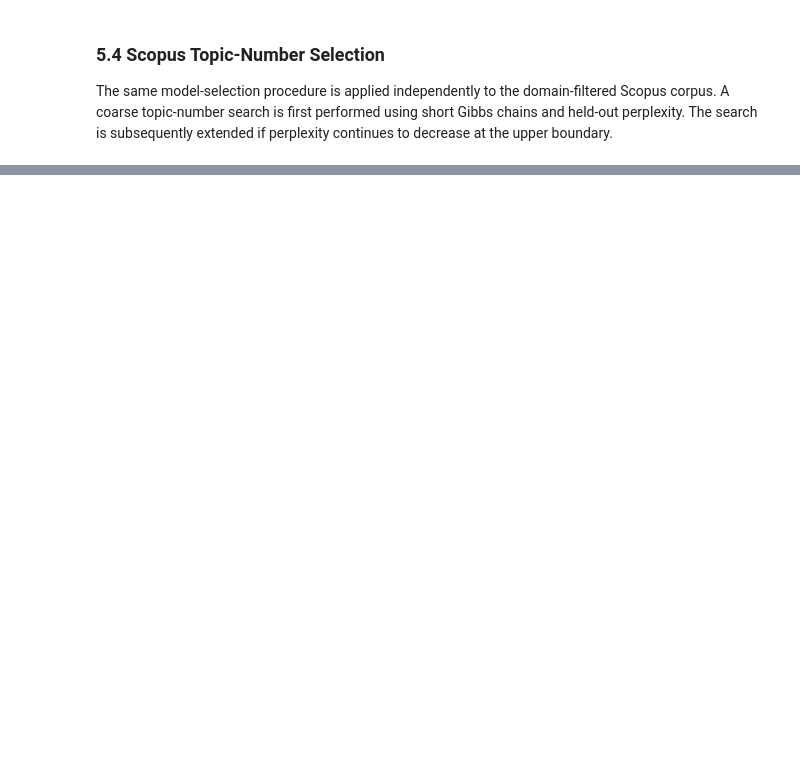
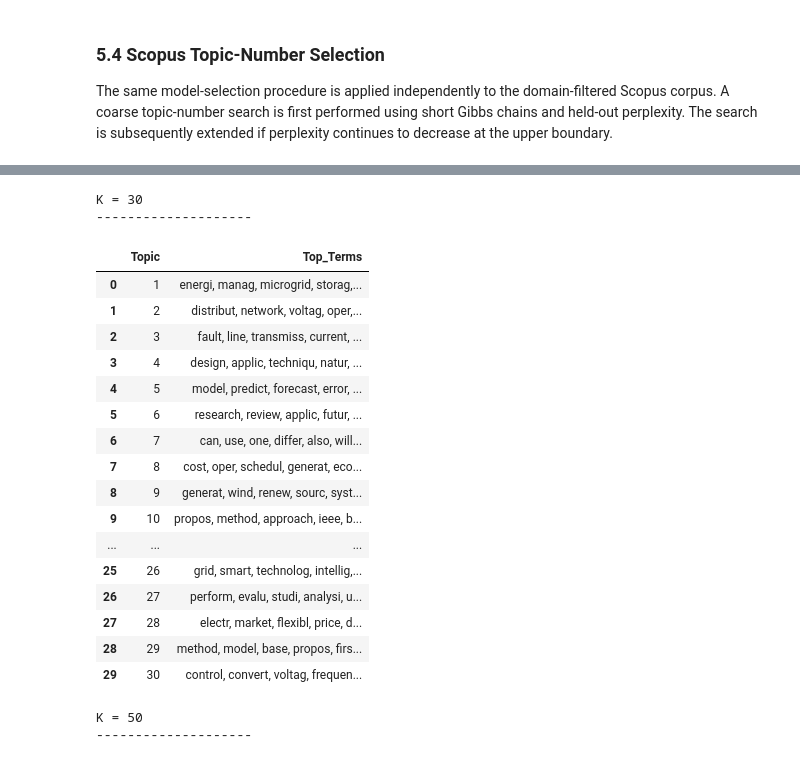
Before and after one commit to mdzalfirdausi/review_paper_2, a Jupyter notebook: notebooks/2.topic_modeling_iss.ipynb, the cells around one changed output, grey strips where cells are left out. Cells and saved outputs as stored; diff of their text form; code cells hidden in the pictures; blank space fills up the shorter version.

```diff
--- a/notebooks/2.topic_modeling_iss.ipynb
+++ b/notebooks/2.topic_modeling_iss.ipynb
@@ -4007,0 +3570,9 @@ K values        : [5, 10, 15, 20, 25, 30, 40, 50]
+# %%
+LDA_DIR = OUTPUT_DIR / "lda"
+
+LDA_DIR.mkdir(
+    parents=True,
+    exist_ok=True,
+)
+
+print("LDA directory:", LDA_DIR)
@@ -4007,0 +3608,71 @@ K values        : [5, 10, 15, 20, 25, 30, 40, 50]
+# %%
+scopus_candidate_top_terms = {}
+
+scopus_candidate_output_dir = (
+    LDA_DIR
+    / "scopus_domain_filtered_candidates"
+)
+
+for k in K_CANDIDATES:
+
+    top_terms_file = (
+        scopus_candidate_output_dir
+        / f"top_terms_K{k}.csv"
+    )
+
+    if not top_terms_file.exists():
+        raise FileNotFoundError(
+            f"Missing file: {top_terms_file}"
+        )
+
+    top_terms_df = pd.read_csv(
+        top_terms_file
+    )
+
+    scopus_candidate_top_terms[
+        k
+    ] = top_terms_df
+
+    topic_summary = (
+        top_terms_df[
+            top_terms_df["Rank"] <= 10
+        ]
+        .groupby(
+            "Topic"
+        )["Term"]
+        .apply(
+            lambda terms: ", ".join(terms)
+        )
+        .reset_index(
+            name="Top_Terms"
+        )
+    )
+
+    print(f"\nK = {k}")
+    print("-" * 20)
+
+    display(
+        topic_summary
+    )
+# %% [output]
+K = 30
+--------------------
+|  | Topic | Top_Terms |
+| 0 | 1 | energi, manag, microgrid, storag,... |
+| 1 | 2 | distribut, network, voltag, oper,... |
+| 2 | 3 | fault, line, transmiss, current, ... |
+| 3 | 4 | design, applic, techniqu, natur, ... |
+| 4 | 5 | model, predict, forecast, error, ... |
+| 5 | 6 | research, review, applic, futur, ... |
+| 6 | 7 | can, use, one, differ, also, will... |
+| 7 | 8 | cost, oper, schedul, generat, eco... |
+| 8 | 9 | generat, wind, renew, sourc, syst... |
+| 9 | 10 | propos, method, approach, ieee, b... |
+| ... | ... | ... |
+| 25 | 26 | grid, smart, technolog, intellig,... |
+| 26 | 27 | perform, evalu, studi, analysi, u... |
+| 27 | 28 | electr, market, flexibl, price, d... |
+| 28 | 29 | method, model, base, propos, firs... |
+| 29 | 30 | control, convert, voltag, frequen... |
+K = 50
+--------------------
```
Also changed, not shown: parts of 45 cells of this notebook, 1 other file.
